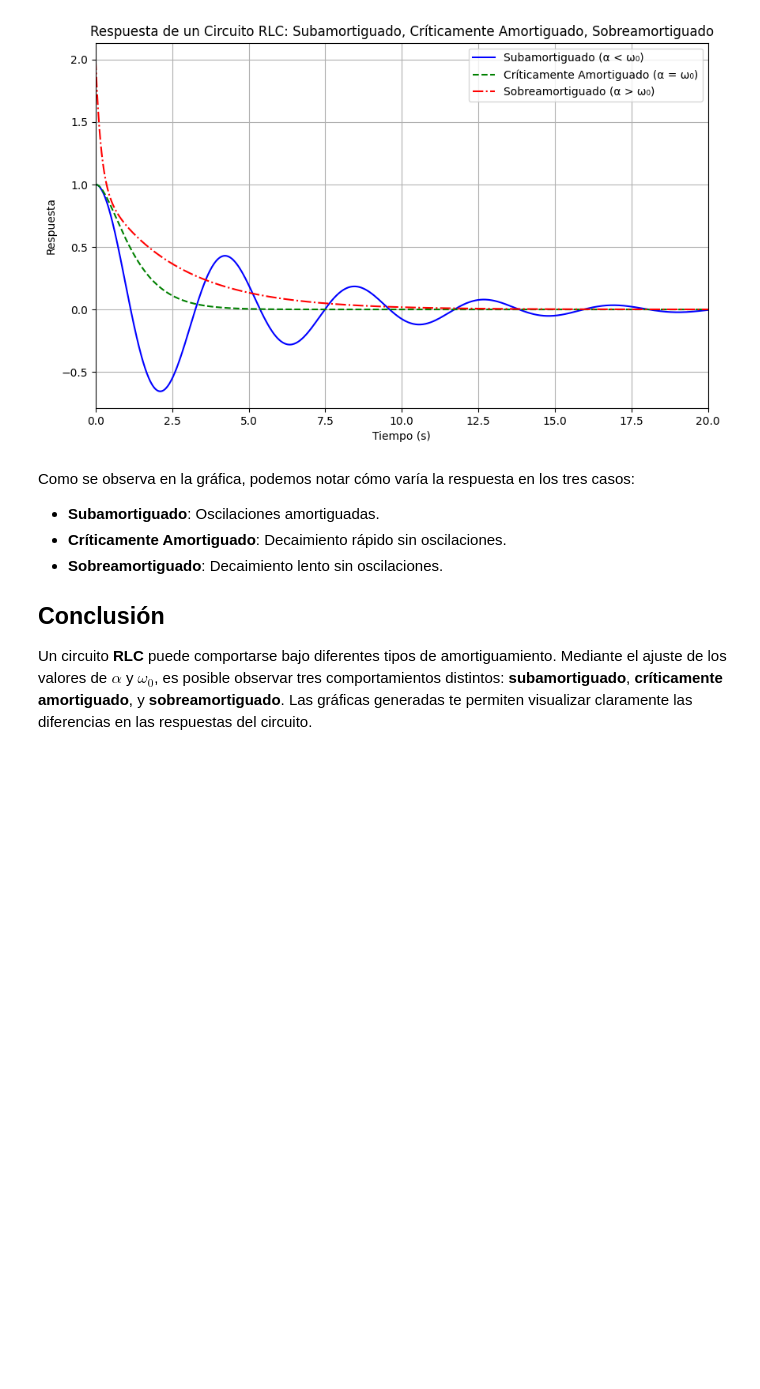
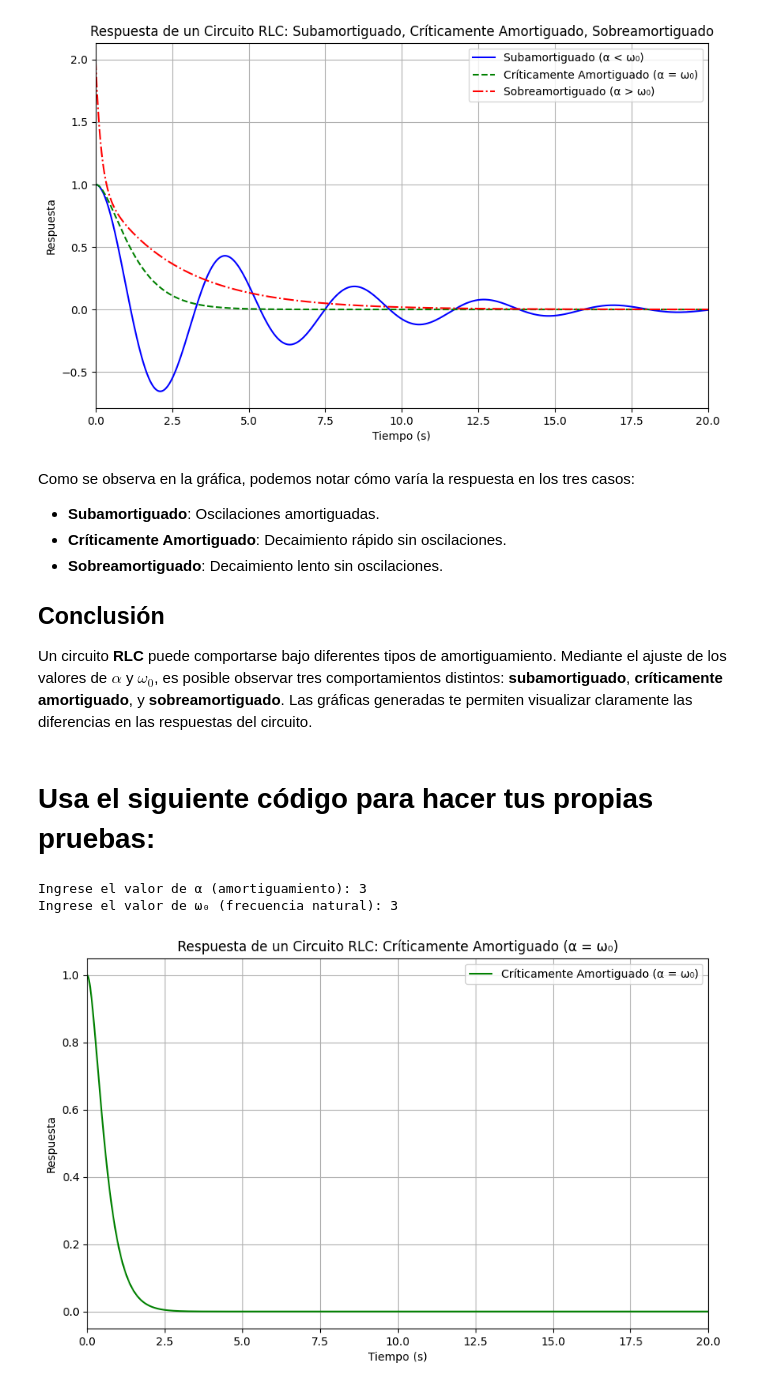
Before and after one commit to fmezacr/Circuitos-CC-CA, a Jupyter notebook: RLC_Amortiguamiento.ipynb, the cells around one changed output. Drawn from its saved outputs; the diff is of its cells as text; code cells hidden in the pictures; blank space fills up the shorter version.

```diff
--- a/RLC_Amortiguamiento.ipynb
+++ b/RLC_Amortiguamiento.ipynb
@@ -189,3 +189,67 @@ Como se observa en la gráfica, podemos notar cómo varía la respuesta en los t
 ## Conclusión
 
 Un circuito **RLC** puede comportarse bajo diferentes tipos de amortiguamiento. Mediante el ajuste de los valores de $ \alpha $ y $ \omega_0 $, es posible observar tres comportamientos distintos: **subamortiguado**, **críticamente amortiguado**, y **sobreamortiguado**. Las gráficas generadas te permiten visualizar claramente las diferencias en las respuestas del circuito.
+# %% [markdown]
+# **Usa el siguiente código para hacer tus propias pruebas:**
+# %%
+import numpy as np
+import matplotlib.pyplot as plt
+
+# Definir la función para los diferentes tipos de amortiguamiento
+def subamortiguado(t, alpha, omega_0):
+    """ Solución para el caso subamortiguado (alpha < omega_0) """
+    omega_d = np.sqrt(omega_0**2 - alpha**2)
+    return np.exp(-alpha * t) * (np.cos(omega_d * t) + (alpha / omega_d) * np.sin(omega_d * t))
+
+def criticamente_amortiguado(t, alpha, omega_0):
+    """ Solución para el caso críticamente amortiguado (alpha = omega_0) """
+    return (1 + alpha * t) * np.exp(-alpha * t)
+
+def sobreamortiguado(t, alpha, omega_0):
+    """ Solución para el caso sobreamortiguado (alpha > omega_0) """
+    s1 = -alpha + np.sqrt(alpha**2 - omega_0**2)
+    s2 = -alpha - np.sqrt(alpha**2 - omega_0**2)
+    return np.exp(s1 * t) + np.exp(s2 * t)
+
+# Parámetros de entrada: alpha y omega_0
+alpha = float(input("Ingrese el valor de α (amortiguamiento): "))
+omega_0 = float(input("Ingrese el valor de ω₀ (frecuencia natural): "))
+
+# Generar el tiempo para la gráfica
+t = np.linspace(0, 20, 1000)
+
+# Determinar el caso y calcular la respuesta correspondiente
+if alpha < omega_0:
+    response = subamortiguado(t, alpha, omega_0)
+    label = 'Subamortiguado (α < ω₀)'
+    color = 'blue'
+elif alpha == omega_0:
+    response = criticamente_amortiguado(t, alpha, omega_0)
+    label = 'Críticamente Amortiguado (α = ω₀)'
+    color = 'green'
+else:
+    response = sobreamortiguado(t, alpha, omega_0)
+    label = 'Sobreamortiguado (α > ω₀)'
+    color = 'red'
+
+# Graficar la respuesta correspondiente
+plt.figure(figsize=(10, 6))
+plt.plot(t, response, label=label, color=color)
+
+# Añadir títulos y etiquetas
+plt.title(f'Respuesta de un Circuito RLC: {label}')
+plt.xlabel('Tiempo (s)')
+plt.ylabel('Respuesta')
+plt.xlim(0, 20)
+plt.legend(loc='best')
+plt.grid(True)
+plt.show()
+
+# Instrucciones:
+# 1. Al ejecutar el código, ingrese el valor de α y ω₀ cuando se soliciten.
+# 2. El programa determinará automáticamente si el sistema es subamortiguado, críticamente amortiguado o sobreamortiguado.
+# 3. Se graficará únicamente la respuesta correspondiente al caso detectado.
+# %% [output]
+Ingrese el valor de α (amortiguamiento): 3
+Ingrese el valor de ω₀ (frecuencia natural): 3
+[figure, added]
```
Also changed, not shown: parts of 1 cell of this notebook.
